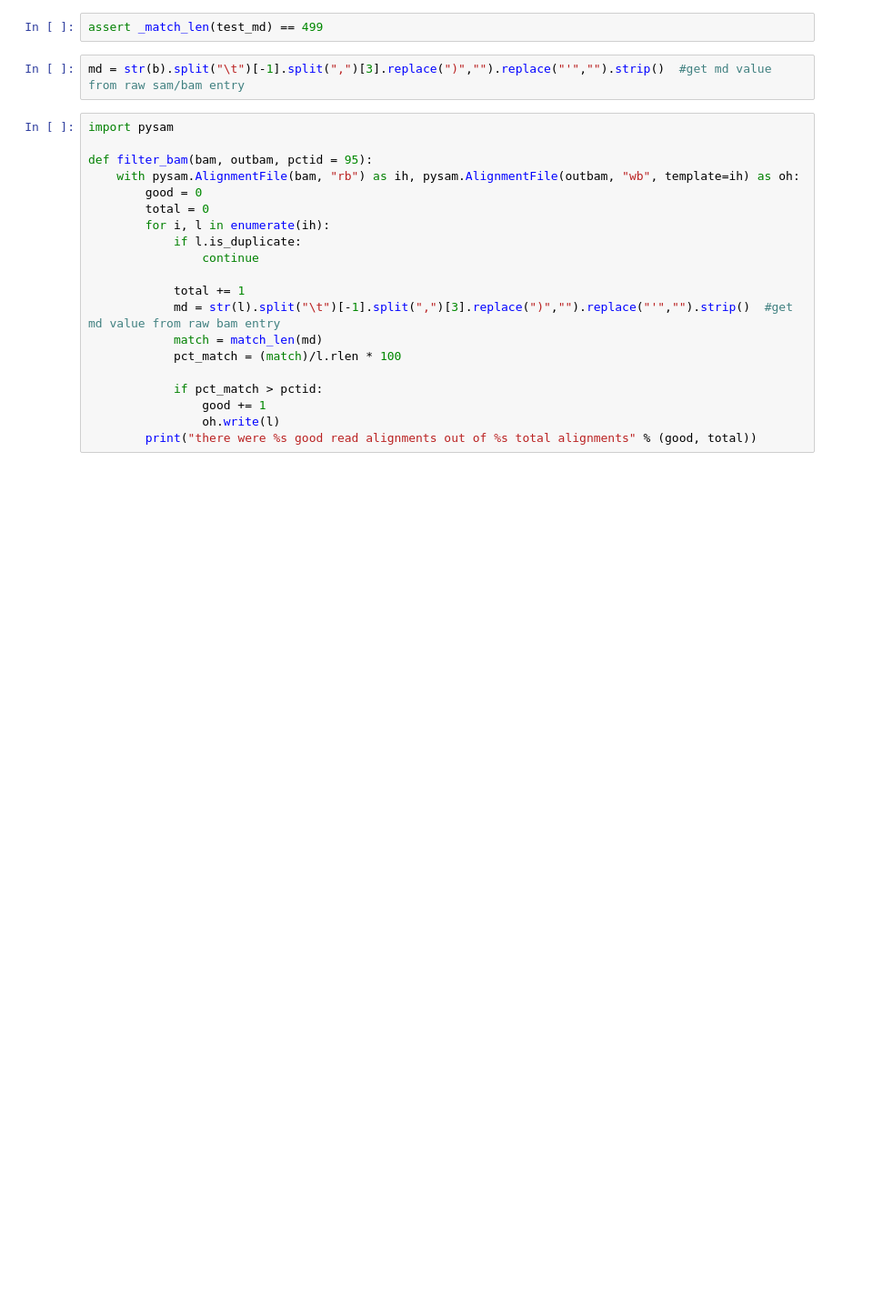
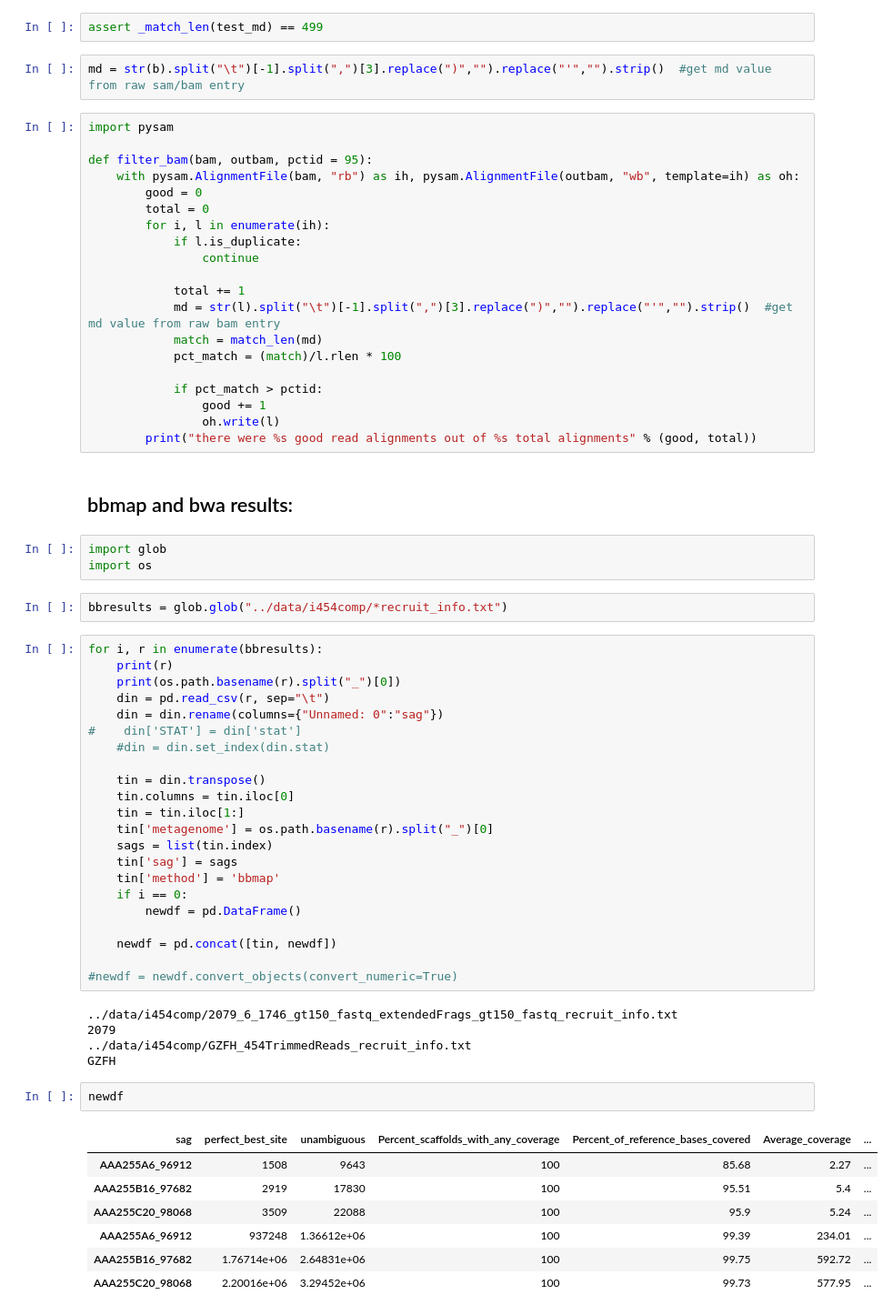
Before and after one commit to BigelowLab/sag-mg-recruit, a Jupyter notebook: notebooks/illumina_vs_pyro.ipynb, the cells around one changed output. Shown at 91% size. Cells and saved outputs as stored; diff of their text form; blank space fills up the shorter version.

```diff
--- a/notebooks/illumina_vs_pyro.ipynb
+++ b/notebooks/illumina_vs_pyro.ipynb
@@ -233,3 +274,47 @@ def filter_bam(bam, outbam, pctid = 95):
                 good += 1
                 oh.write(l)
         print("there were %s good read alignments out of %s total alignments" % (good, total))
+# %% [markdown]
+## bbmap and bwa results:
+# %%
+import glob
+import os
+# %%
+bbresults = glob.glob("../data/i454comp/*recruit_info.txt")
+# %%
+for i, r in enumerate(bbresults):
+    print(r)
+    print(os.path.basename(r).split("_")[0])
+    din = pd.read_csv(r, sep="\t")
+    din = din.rename(columns={"Unnamed: 0":"sag"})
+#    din['STAT'] = din['stat']
+    #din = din.set_index(din.stat)
+
+    tin = din.transpose()
+    tin.columns = tin.iloc[0]
+    tin = tin.iloc[1:]
+    tin['metagenome'] = os.path.basename(r).split("_")[0]
+    sags = list(tin.index)
+    tin['sag'] = sags
+    tin['method'] = 'bbmap'
+    if i == 0:
+        newdf = pd.DataFrame()
+
+    newdf = pd.concat([tin, newdf])
+
+#newdf = newdf.convert_objects(convert_numeric=True)
+# %% [output]
+../data/i454comp/2079_6_1746_gt150_fastq_extendedFrags_gt150_fastq_recruit_info.txt
+2079
+../data/i454comp/GZFH_454TrimmedReads_recruit_info.txt
+GZFH
+# %%
+newdf
+# %% [output]
+| sag | perfect_best_site | unambiguous | Percent_scaffolds_with_any_coverage | Percent_of_reference_bases_covered | Average_coverage | ... |
+| AAA255A6_96912 | 1508 | 9643 | 100 | 85.68 | 2.27 | ... |
+| AAA255B16_97682 | 2919 | 17830 | 100 | 95.51 | 5.4 | ... |
+| AAA255C20_98068 | 3509 | 22088 | 100 | 95.9 | 5.24 | ... |
+| AAA255A6_96912 | 937248 | 1.36612e+06 | 100 | 99.39 | 234.01 | ... |
+| AAA255B16_97682 | 1.76714e+06 | 2.64831e+06 | 100 | 99.75 | 592.72 | ... |
+| AAA255C20_98068 | 2.20016e+06 | 3.29452e+06 | 100 | 99.73 | 577.95 | ... |
```
Also changed, not shown: parts of 16 cells of this notebook, 3 other files.
